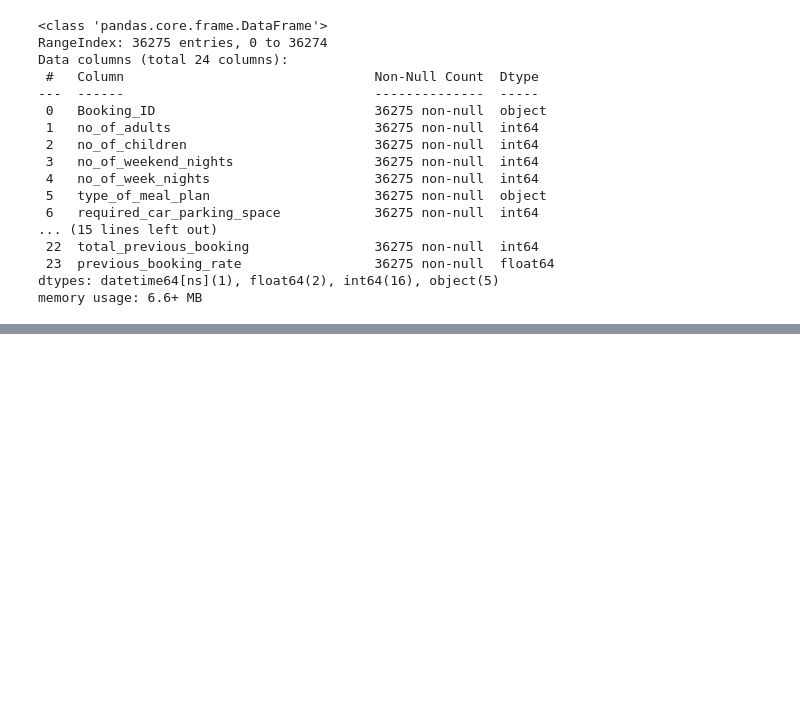
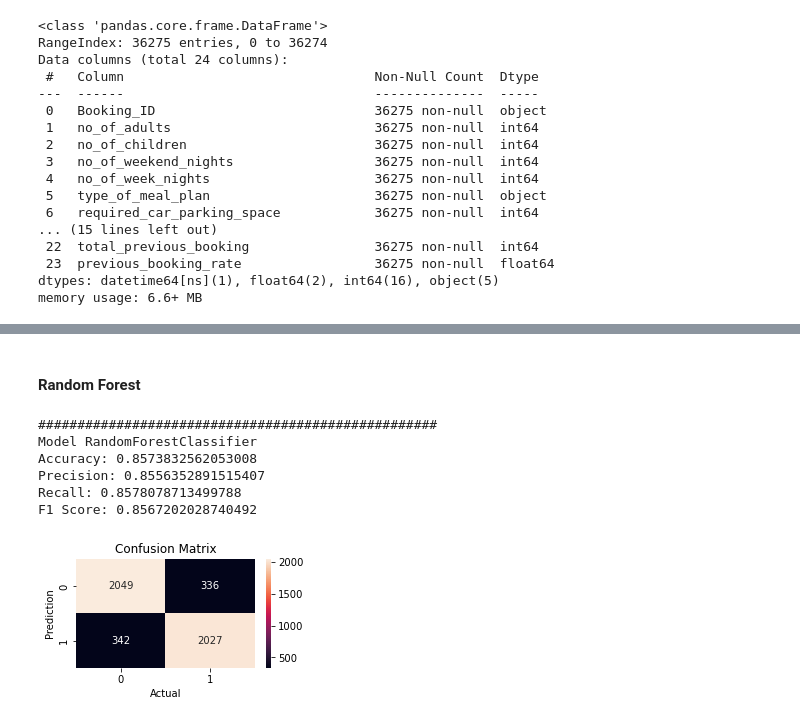
Before and after one commit to Nas-virat/Hotel_reservation, a Jupyter notebook: Hotel Reservation.ipynb, the cells around one changed output, grey strips where cells are left out. Saved outputs shown, nothing was run; the diff lists cells and outputs as text; code cells hidden in the pictures; blank space fills up the shorter version.

```diff
--- a/Hotel Reservation.ipynb
+++ b/Hotel Reservation.ipynb
@@ -506,0 +649,12 @@ from collections import Counter
+# %% [markdown]
+#### Random Forest
+# %%
+cal_model(X_train , X_test, y_train, y_test,rf)
+# %% [output]
+###################################################
+Model RandomForestClassifier
+Accuracy: 0.8573832562053008
+Precision: 0.8556352891515407
+Recall: 0.8578078713499788
+F1 Score: 0.8567202028740492
+[figure, added]
```
Also changed, not shown: parts of 40 cells of this notebook.
